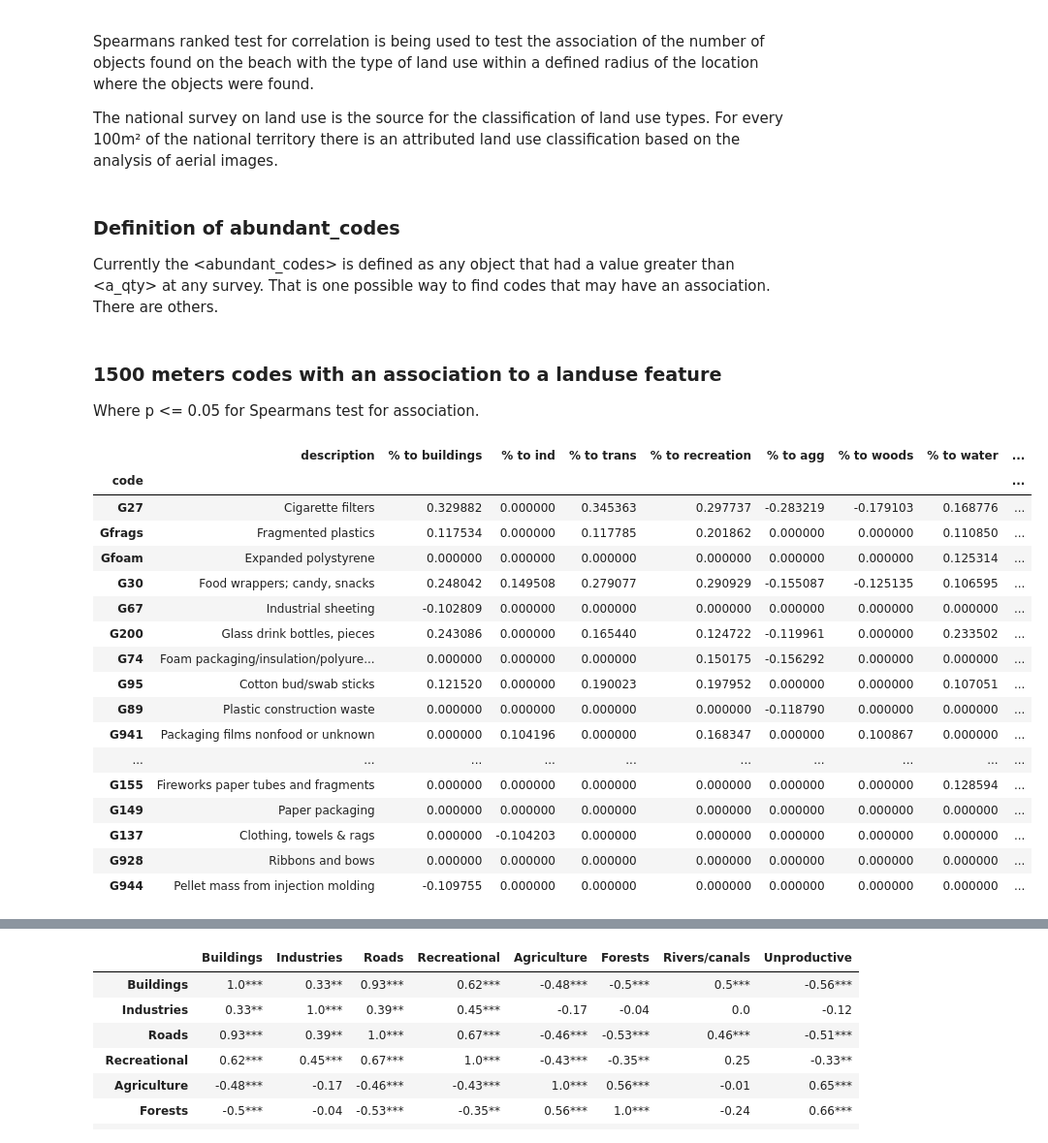
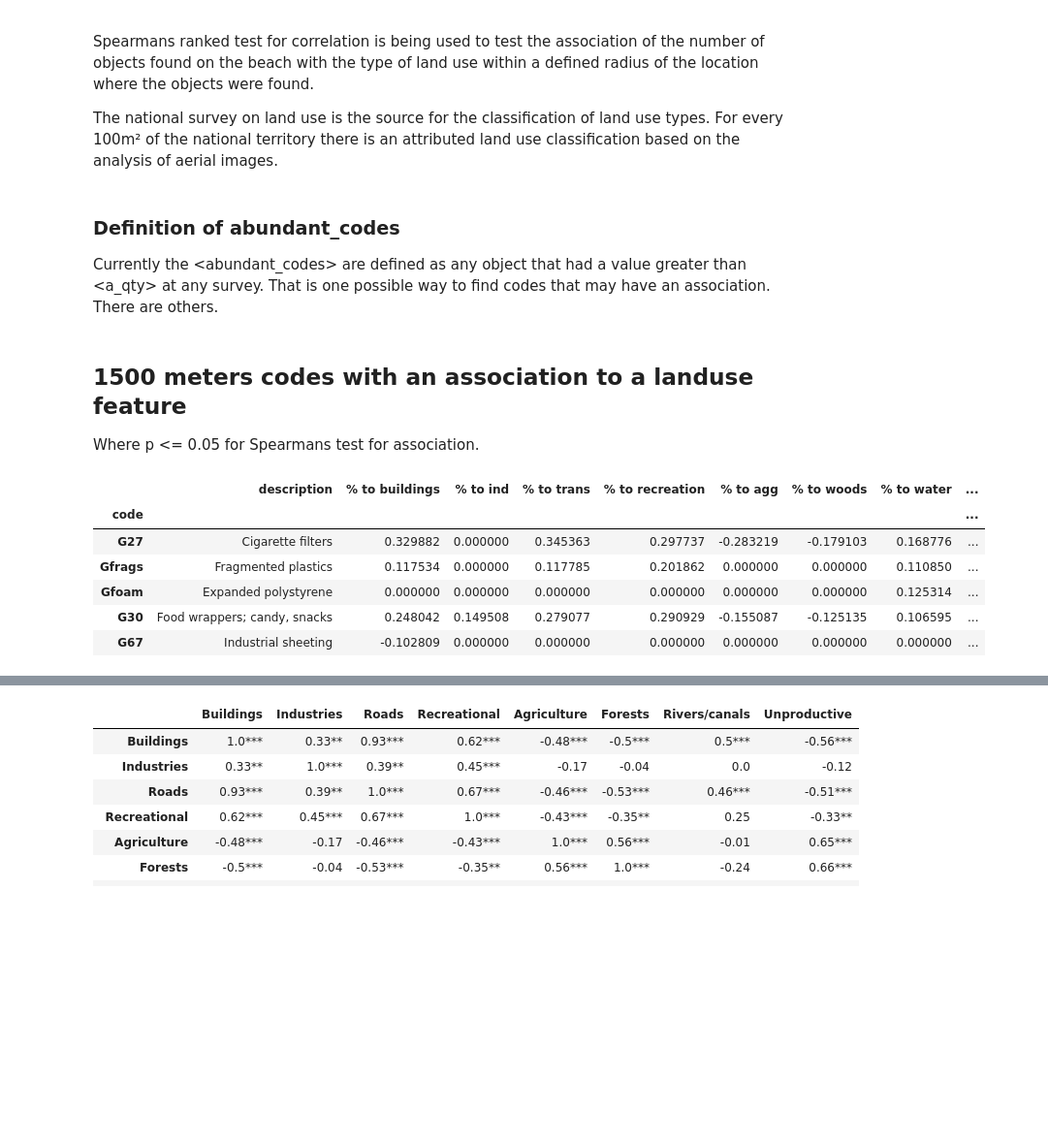
Before and after one commit to hammerdirt-analyst/landuse, a Jupyter notebook: spearmansrho_luse.ipynb, the cells around one changed output, grey strips where cells are left out. Shown at 97% size. Drawn from its saved outputs; the diff is of its cells as text; code cells hidden in the pictures; blank space fills up the shorter version.

```diff
--- a/spearmansrho_luse.ipynb
+++ b/spearmansrho_luse.ipynb
@@ -415,7 +425,7 @@ def check_rho_for_this_radius(data, fd, add_these_cols, bufferdata, radius=1500,
 # %% [markdown]
 ### Definition of abundant_codes
 
-Currently the \<abundant_codes\> is defined as any object that had a value greater than \<a_qty\> at any survey. That is one possible way to find codes that may have an association. There are others.
+Currently the \<abundant_codes\> are defined as any object that had a value greater than \<a_qty\> at any survey. That is one possible way to find codes that may have an association. There are others.
 # %%
 # the current definition of abundant codes
 abundant_codes = fd[fd.quantity > a_qty].code.unique()
@@ -441,54 +453,59 @@ for code in fd.code.unique():
 for replaceme in to_replace:
     fd.loc[fd.description == replaceme, "description"] = new_descriptions[replaceme]
 # %% [markdown]
-### 1500 meters codes with an association to a landuse feature
+## 1500 meters codes with an association to a landuse feature
 
 Where p <= 0.05 for Spearmans test for association.
 # %%
 # the locations that need land use data
 data = pd.DataFrame(index = fd.location.unique())
+
+# the bufferdata for this radius
+bufferdata = make_bufferdata("noas04_27.csv", a_col="AS18_27", label_keys=label_keys)
+
 radius = 1500
 
 # the functional land use groups:
 these_groups = list(group_parts.keys())
 
-# the bufferdata for this radius
-bufferdata = make_bufferdata("noas04_27.csv", a_col="AS18_27", label_keys=label_keys)
+
 
 add_these_cols = bufferdata.label.unique()
 
 a1500, s = check_rho_for_this_radius(data, fd, add_these_cols, bufferdata, radius, label_keys=label_keys, group_parts=group_parts,
                               som_cols=som_cols, as_1827_part=as_1827_part, abundant_codes=abundant_codes)
 
 
 a1500["quantity"] = a1500.index.map(lambda x: code_totals.loc[x])
 a1500["material"] = a1500.index.map(lambda x: code_m_map.loc[x])
 a1500.sort_values(by="quantity", inplace=True)
 
+# use intersects
+
+water_int = fd[fd.code.isin(abundant_codes)][["loc_date", "code", "pcs_m", "quantity", "intersects"]]
+for each_code in abundant_codes:
+    new_data = water_int[water_int.code == each_code][["intersects", "pcs_m"]]
+    c, p = stats.spearmanr(new_data.pcs_m.values, new_data.intersects.values)
+    if p <= 0.05:
+        a1500.loc[each_code, "intersects"] = c
+    else:
+        a1500.loc[each_code, "intersects"] = 0
+
 totals=[]
+lnd_u = []
 totals.append(landuse_per_radius(s))
+lnd_u.append(s)
 
 a1500["description"] = a1500.index.map(lambda x: code_d_map.loc[x])
 
 col_order = [a1500.columns[-1], *a1500.columns[:-1]]
 a1500 = a1500.reindex(code_order)
-a1500[col_order]
+a1500[col_order].head()
 # %% [output]
 |  | description | % to buildings | % to ind | % to trans | % to recreation | % to agg | % to woods | % to water | ... |
 | code |  |  |  |  |  |  |  |  | ... |
 | G27 | Cigarette filters | 0.329882 | 0.000000 | 0.345363 | 0.297737 | -0.283219 | -0.179103 | 0.168776 | ... |
 | Gfrags | Fragmented plastics | 0.117534 | 0.000000 | 0.117785 | 0.201862 | 0.000000 | 0.000000 | 0.110850 | ... |
 | Gfoam | Expanded polystyrene | 0.000000 | 0.000000 | 0.000000 | 0.000000 | 0.000000 | 0.000000 | 0.125314 | ... |
 | G30 | Food wrappers; candy, snacks | 0.248042 | 0.149508 | 0.279077 | 0.290929 | -0.155087 | -0.125135 | 0.106595 | ... |
 | G67 | Industrial sheeting | -0.102809 | 0.000000 | 0.000000 | 0.000000 | 0.000000 | 0.000000 | 0.000000 | ... |
-| G200 | Glass drink bottles, pieces | 0.243086 | 0.000000 | 0.165440 | 0.124722 | -0.119961 | 0.000000 | 0.233502 | ... |
-| G74 | Foam packaging/insulation/polyure... | 0.000000 | 0.000000 | 0.000000 | 0.150175 | -0.156292 | 0.000000 | 0.000000 | ... |
-| G95 | Cotton bud/swab sticks | 0.121520 | 0.000000 | 0.190023 | 0.197952 | 0.000000 | 0.000000 | 0.107051 | ... |
-| G89 | Plastic construction waste | 0.000000 | 0.000000 | 0.000000 | 0.000000 | -0.118790 | 0.000000 | 0.000000 | ... |
-| G941 | Packaging films nonfood or unknown | 0.000000 | 0.104196 | 0.000000 | 0.168347 | 0.000000 | 0.100867 | 0.000000 | ... |
-| ... | ... | ... | ... | ... | ... | ... | ... | ... | ... |
-| G155 | Fireworks paper tubes and fragments | 0.000000 | 0.000000 | 0.000000 | 0.000000 | 0.000000 | 0.000000 | 0.128594 | ... |
-| G149 | Paper packaging | 0.000000 | 0.000000 | 0.000000 | 0.000000 | 0.000000 | 0.000000 | 0.000000 | ... |
-| G137 | Clothing, towels & rags | 0.000000 | -0.104203 | 0.000000 | 0.000000 | 0.000000 | 0.000000 | 0.000000 | ... |
-| G928 | Ribbons and bows | 0.000000 | 0.000000 | 0.000000 | 0.000000 | 0.000000 | 0.000000 | 0.000000 | ... |
-| G944 | Pellet mass from injection molding | -0.109755 | 0.000000 | 0.000000 | 0.000000 | 0.000000 | 0.000000 | 0.000000 | ... |
```
Also changed, not shown: parts of 105 cells of this notebook.
